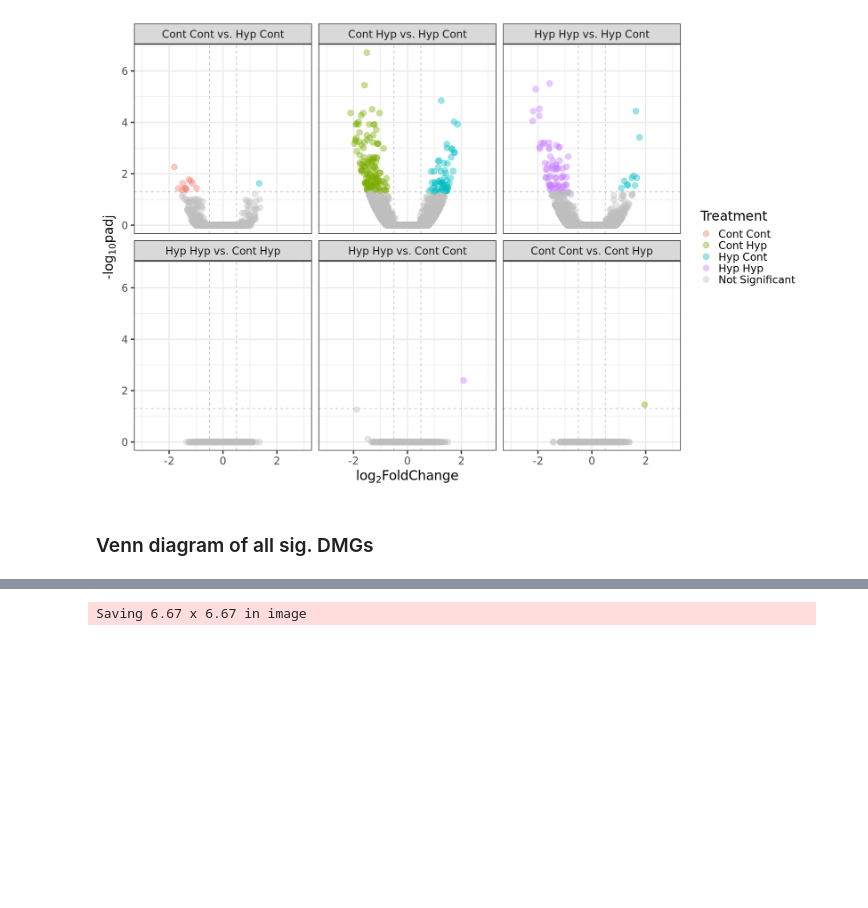
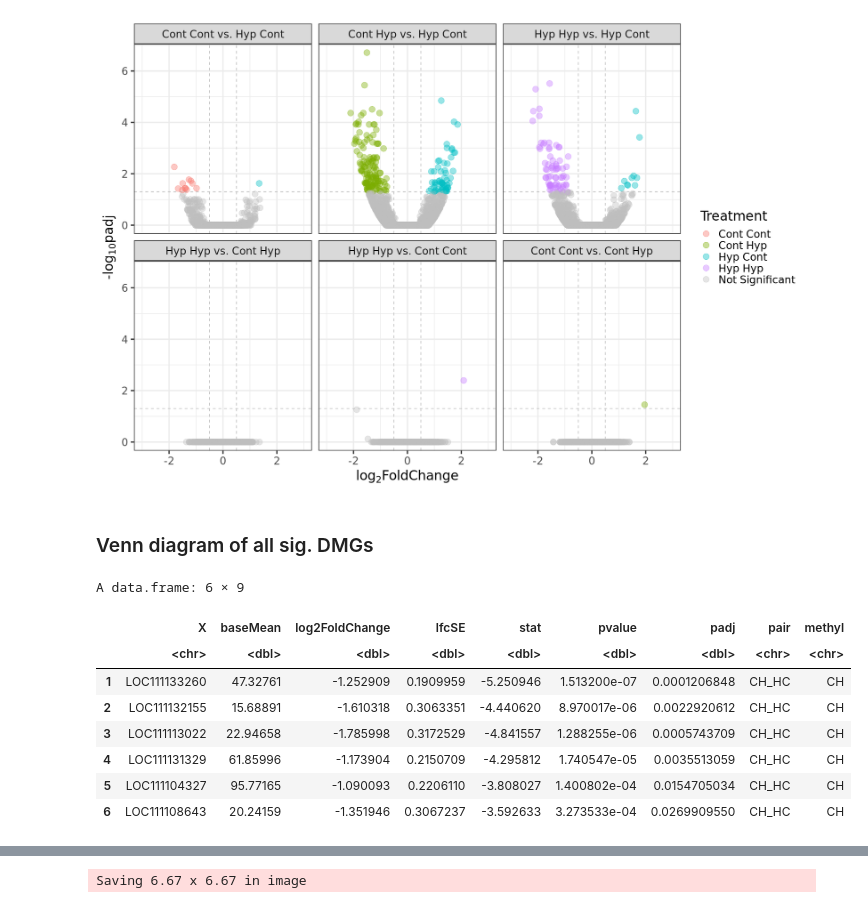
Before and after one commit to jgmcdonough/CE18_methylRAD_analysis, a Jupyter notebook: analysis/DMGs_analysis/HC_genes_2.0.ipynb, the cells around one changed output, grey strips where cells are left out. Saved outputs shown, nothing was run; the diff lists cells and outputs as text; code cells hidden in the pictures; blank space fills up the shorter version.

```diff
--- a/analysis/DMGs_analysis/HC_genes_2.0.ipynb
+++ b/analysis/DMGs_analysis/HC_genes_2.0.ipynb
@@ -594,5 +587,17 @@ ggsave('/project/pi_sarah_gignouxwolfsohn_uml_edu/julia/CE_MethylRAD_analysis_20
       width = 15, heigh = 10)
 # %% [markdown]
 ### Venn diagram of all sig. DMGs
+# %%
+head(sig_CH_HC)
+# %% [output]
+A data.frame: 6 × 9
+|  | X | baseMean | log2FoldChange | lfcSE | stat | pvalue | padj | pair | methyl |
+|  | <chr> | <dbl> | <dbl> | <dbl> | <dbl> | <dbl> | <dbl> | <chr> | <chr> |
+| 1 | LOC111133260 | 47.32761 | -1.252909 | 0.1909959 | -5.250946 | 1.513200e-07 | 0.0001206848 | CH_HC | CH |
+| 2 | LOC111132155 | 15.68891 | -1.610318 | 0.3063351 | -4.440620 | 8.970017e-06 | 0.0022920612 | CH_HC | CH |
+| 3 | LOC111113022 | 22.94658 | -1.785998 | 0.3172529 | -4.841557 | 1.288255e-06 | 0.0005743709 | CH_HC | CH |
+| 4 | LOC111131329 | 61.85996 | -1.173904 | 0.2150709 | -4.295812 | 1.740547e-05 | 0.0035513059 | CH_HC | CH |
+| 5 | LOC111104327 | 95.77165 | -1.090093 | 0.2206110 | -3.808027 | 1.400802e-04 | 0.0154705034 | CH_HC | CH |
+| 6 | LOC111108643 | 20.24159 | -1.351946 | 0.3067237 | -3.592633 | 3.273533e-04 | 0.0269909550 | CH_HC | CH |
 # %%
 
```
Also changed, not shown: parts of 7 cells of this notebook.
